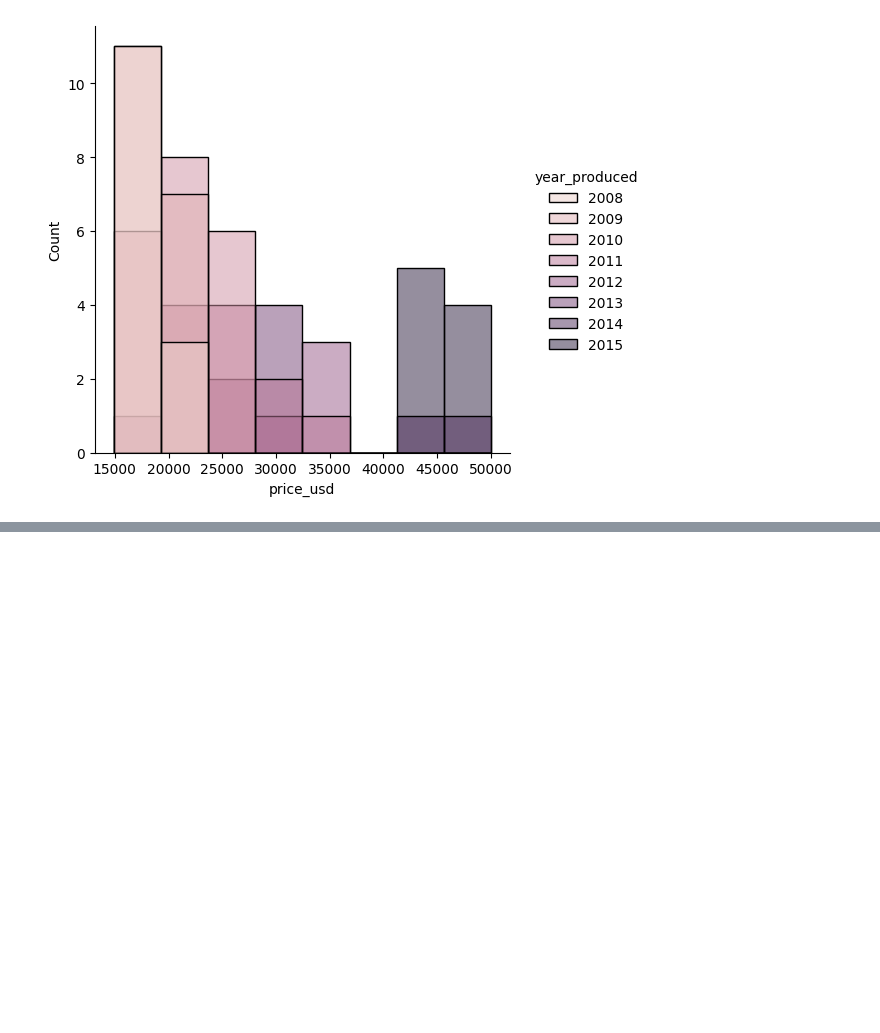
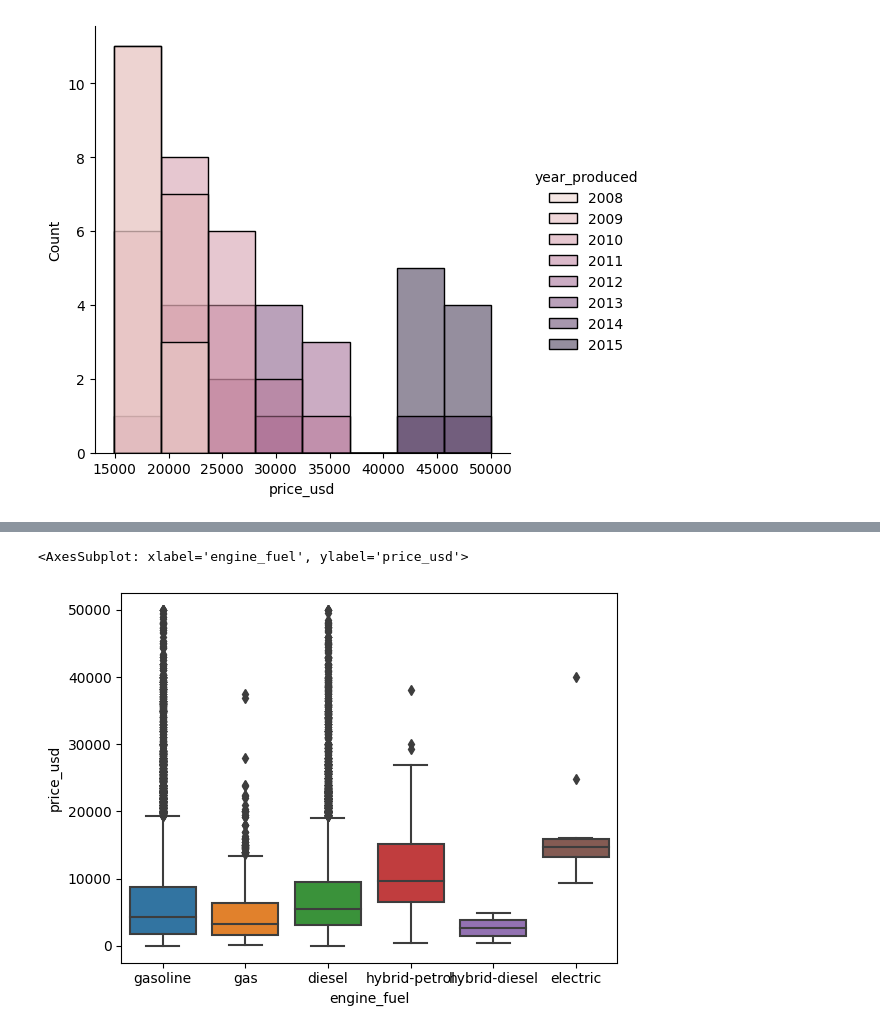
Before and after one commit to JuanDiegoZ/EstadisticaDescriptiva, a Jupyter notebook: EstadisticaDescriptivaIntroduccion.ipynb, the cells around one changed output, grey strips where cells are left out. Cells and saved outputs as stored; diff of their text form; code cells hidden in the pictures; blank space fills up the shorter version.

```diff
--- a/EstadisticaDescriptivaIntroduccion.ipynb
+++ b/EstadisticaDescriptivaIntroduccion.ipynb
@@ -203,0 +301,7 @@ sns.displot(BMW_df,x = 'price_usd', hue ='year_produced')
+# %%
+sns.boxplot(data = df_cars,
+            x = 'engine_fuel',
+            y = 'price_usd')
+# %% [output]
+<AxesSubplot: xlabel='engine_fuel', ylabel='price_usd'>
+[figure, added]
```
Also changed, not shown: parts of 15 cells of this notebook, 4 other files.
